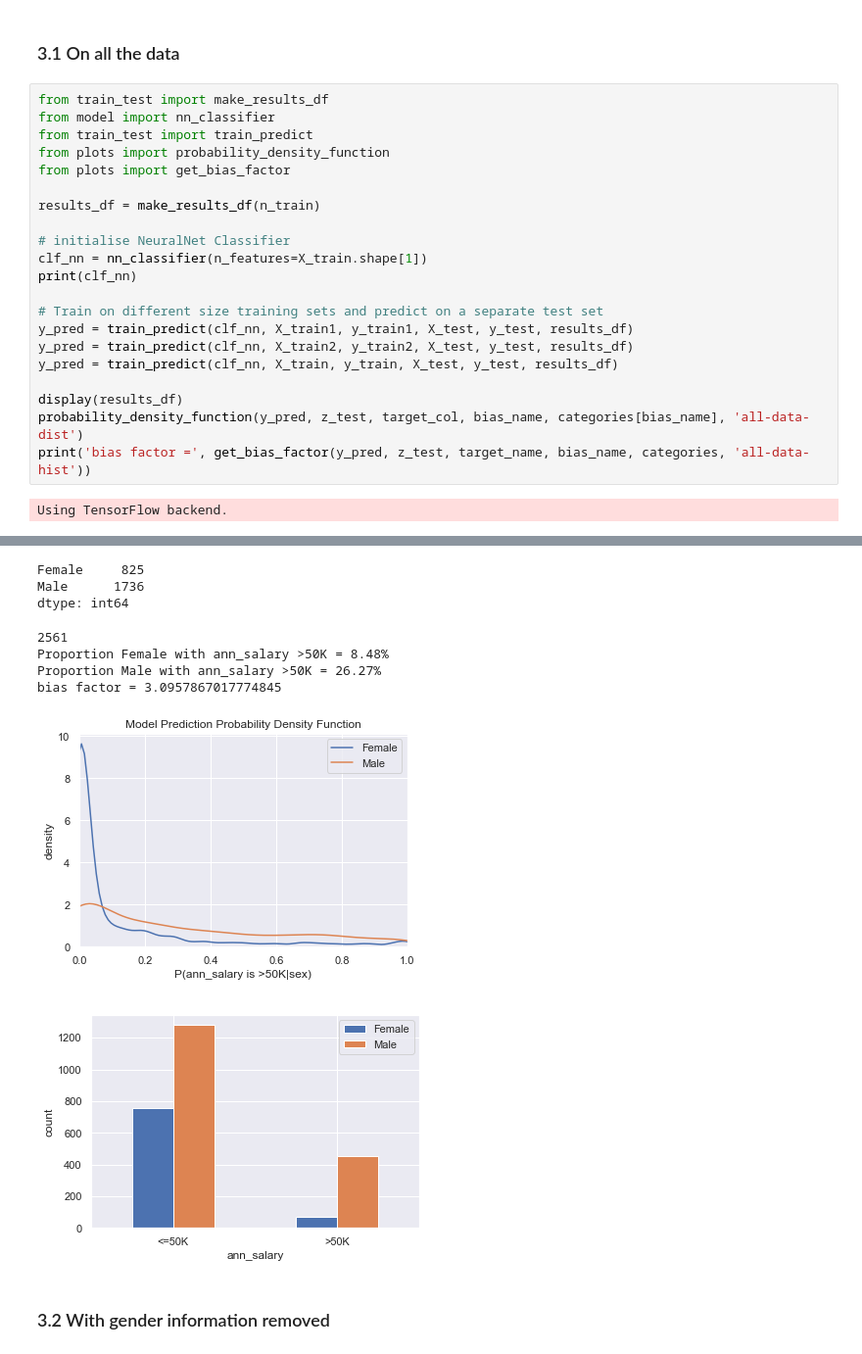
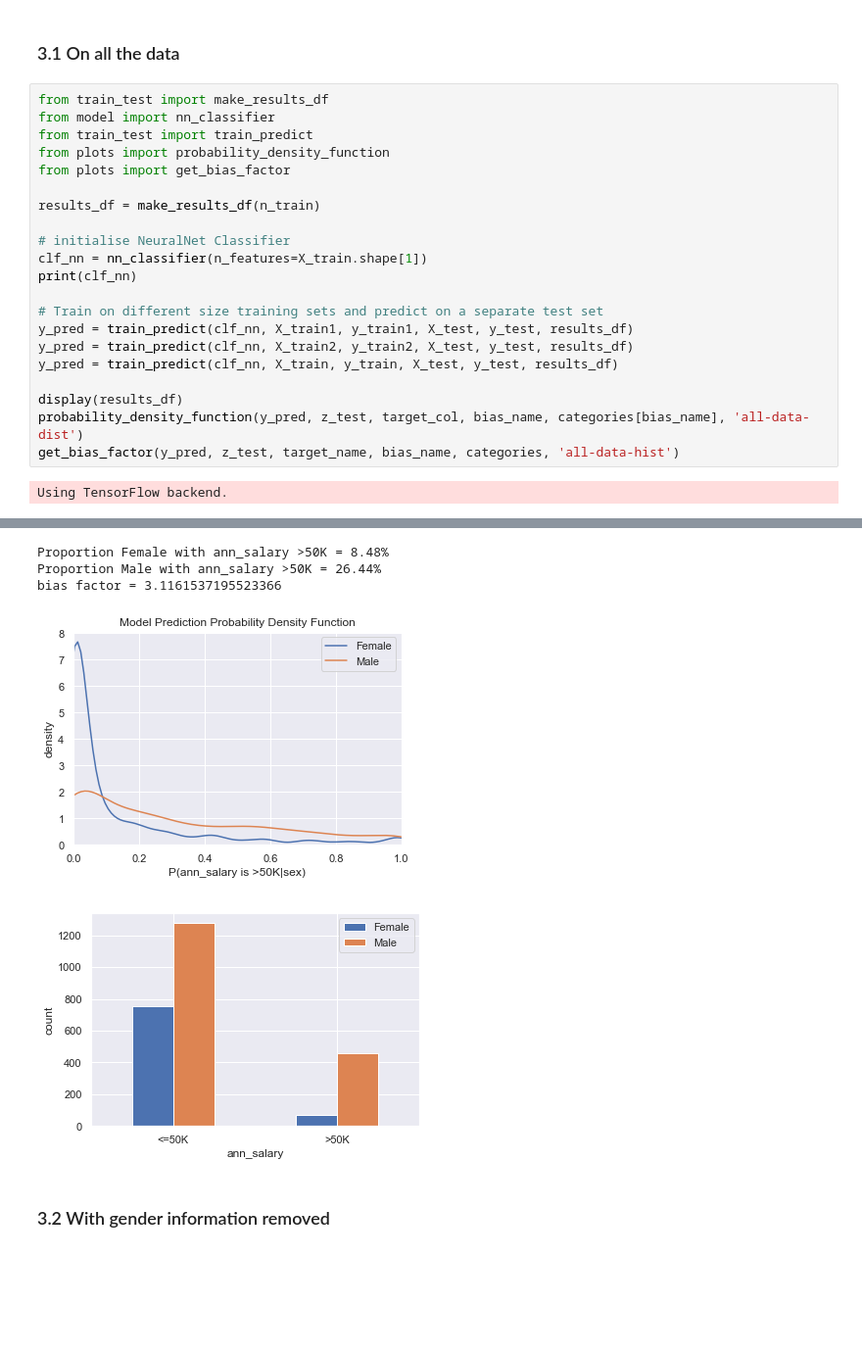
Before and after one commit to leenamurgai/debias-ml, a Jupyter notebook: source/Adult_UCI.ipynb, the cells around one changed output, grey strips where cells are left out. Shown at 98% size. Saved outputs shown, nothing was run; the diff lists cells and outputs as text; blank space fills up the shorter version.

```diff
--- a/source/Adult_UCI.ipynb
+++ b/source/Adult_UCI.ipynb
@@ -203,7 +205,7 @@ y_pred = train_predict(clf_nn, X_train, y_train, X_test, y_test, results_df)
 
 display(results_df)
 probability_density_function(y_pred, z_test, target_col, bias_name, categories[bias_name], 'all-data-dist')
-print('bias factor =', get_bias_factor(y_pred, z_test, target_name, bias_name, categories, 'all-data-hist'))
+get_bias_factor(y_pred, z_test, target_name, bias_name, categories, 'all-data-hist')
 # %% [output]
 Using TensorFlow backend.
 <keras.engine.training.Model object at 0x...>
@@ -226,11 +228,7 @@ Using TensorFlow backend.
-Female     825
-Male      1736
-dtype: int64
+Proportion Female with ann_salary >50K = 8.48%
+Proportion Male with ann_salary >50K = 26.44%
+bias factor = 3.1161537195523366
-2561
-Proportion Female with ann_salary >50K = 8.48%
-Proportion Male with ann_salary >50K = 26.27%
-bias factor = 3.0957867017774845
-[figure, old version]
+[figure, new version]
 [figure]
 # %% [markdown]
 ### 3.2 With gender information removed
```
Also changed, not shown: parts of 5 cells of this notebook, 11 other files.
